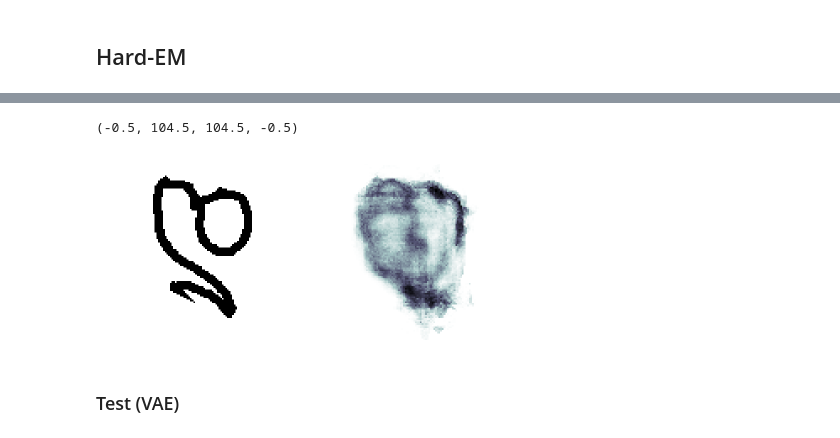
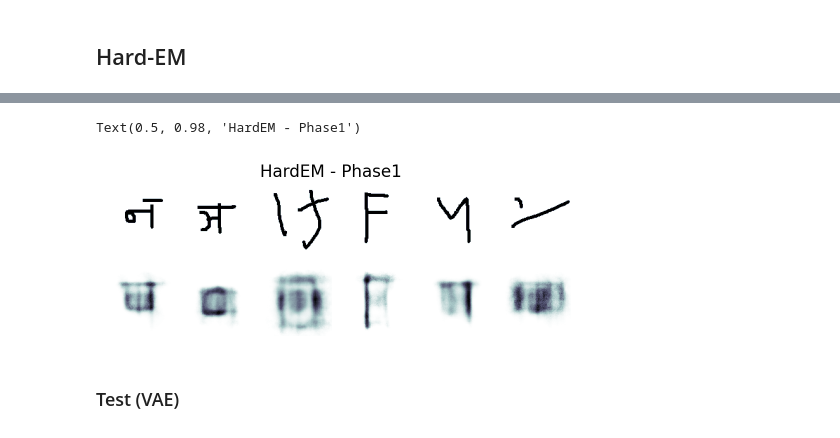
Before and after one commit to gerdm/hard-em-lvm, a Jupyter notebook: notebooks/22-phase1-2-omniglot.ipynb, the cells around one changed output, grey strips where cells are left out. Drawn from its saved outputs; the diff is of its cells as text; code cells hidden in the pictures.

```diff
--- a/notebooks/22-phase1-2-omniglot.ipynb
+++ b/notebooks/22-phase1-2-omniglot.ipynb
@@ -147,7 +148,7 @@ X_test = test[0].round()
 Files already downloaded and verified
 Files already downloaded and verified
 # %%
-dim_latent = 20
+dim_latent = 50
 num_obs, *dim_obs = X_warmup.shape
 dim_width = int(jnp.sqrt(dim_obs[0]))
 # %% [markdown]
@@ -234,5 +235,5 @@ def eval_unamortised(model, X, params_encoder, params_decoder):
 key_train, key_test, key_show = jax.random.split(key, 3)
 key_init_test, key_it_test = jax.random.split(key_test, 2)
 
-n_show = 12
+n_show = 6
 ixs_target = jax.random.choice(key_show, len(X_test), (n_show,))
@@ -250,9 +258,9 @@ def part_lossfn(params_encoder, params_decoder, key, X):
 # %%
 %%time
 config = hlax.unamortised.CheckpointsConfig(
-    num_epochs=500, # 100
+    num_epochs=500,
     batch_size=200,
-    num_e_steps=20,
+    num_e_steps=5,
     eval_epochs=[],
 )
 
@@ -273,18 +281,19 @@ Wall time: 12.4 s
-# %%
-ix_target = 10
-_, rec = eval_unamortised(model, X_warmup, state_encoder.params, state_decoder.params)
-
-fig, ax = plt.subplots(1, 2, figsize=(5, 3))
-X_rec = nn.sigmoid(rec[ix_target].reshape(dim_width, dim_width))
-X_org = X_warmup[ix_target].reshape(dim_width, dim_width)
-
-ax[0].imshow(X_org, cmap="bone")
-ax[1].imshow(X_rec, cmap="bone")
-ax[0].axis("off")
-ax[1].axis("off")
-plt.axis("off")
-# %% [output]
-(-0.5, 104.5, 104.5, -0.5)
-[figure, removed]
+# %%
+_, rec = eval_unamortised(model, X_warmup, state_encoder.params, state_decoder.params)
+
+fig, axs = plt.subplots(2, n_show, figsize=(6, 2))
+for ax, ix_target in zip(axs.T, ixs_target):
+    X_rec = nn.sigmoid(rec[ix_target].reshape(dim_width, dim_width))
+    X_org = X_warmup[ix_target].reshape(dim_width, dim_width)
+
+    ax[0].imshow(X_org, cmap="bone")
+    ax[1].imshow(X_rec, cmap="bone")
+    ax[0].axis("off")
+    ax[1].axis("off")
+    plt.axis("off")
+plt.suptitle("HardEM - Phase1")
+# %% [output]
+Text(0.5, 0.98, 'HardEM - Phase1')
+[figure, added]
 # %% [markdown]
 ### Test (VAE)
```
Also changed, not shown: parts of 19 cells of this notebook, 3 other files.
